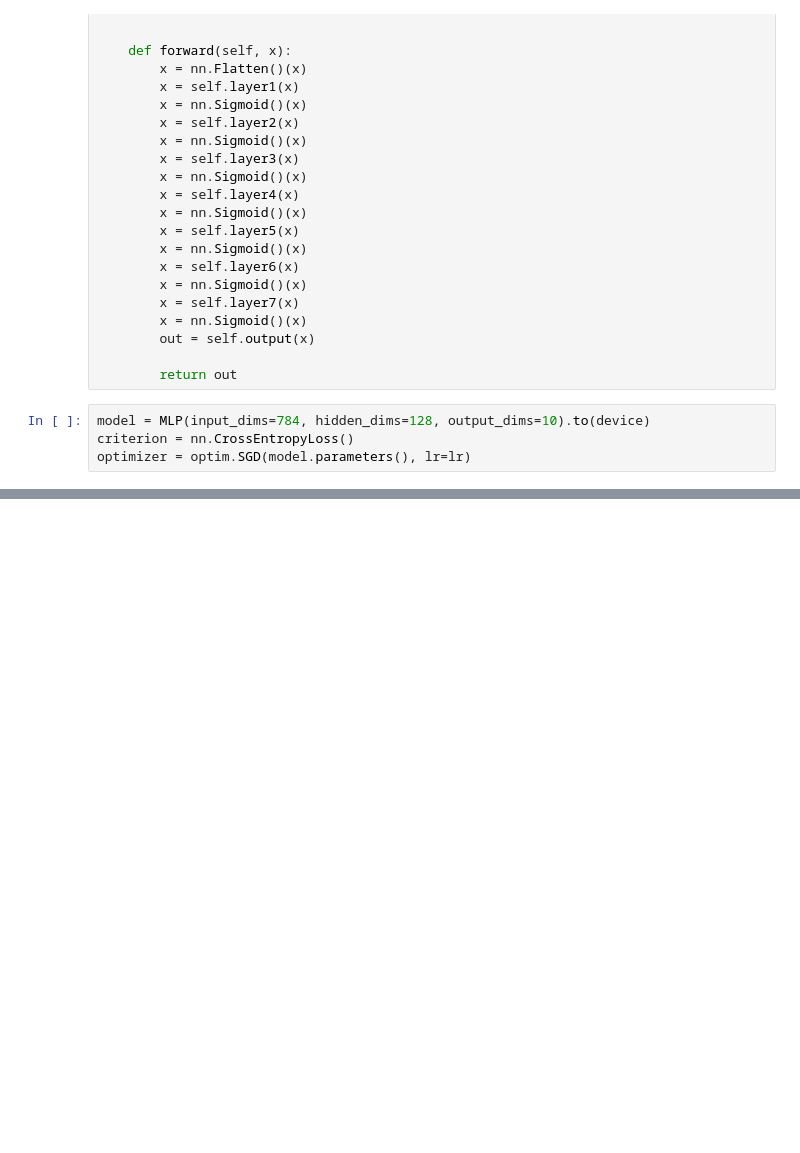
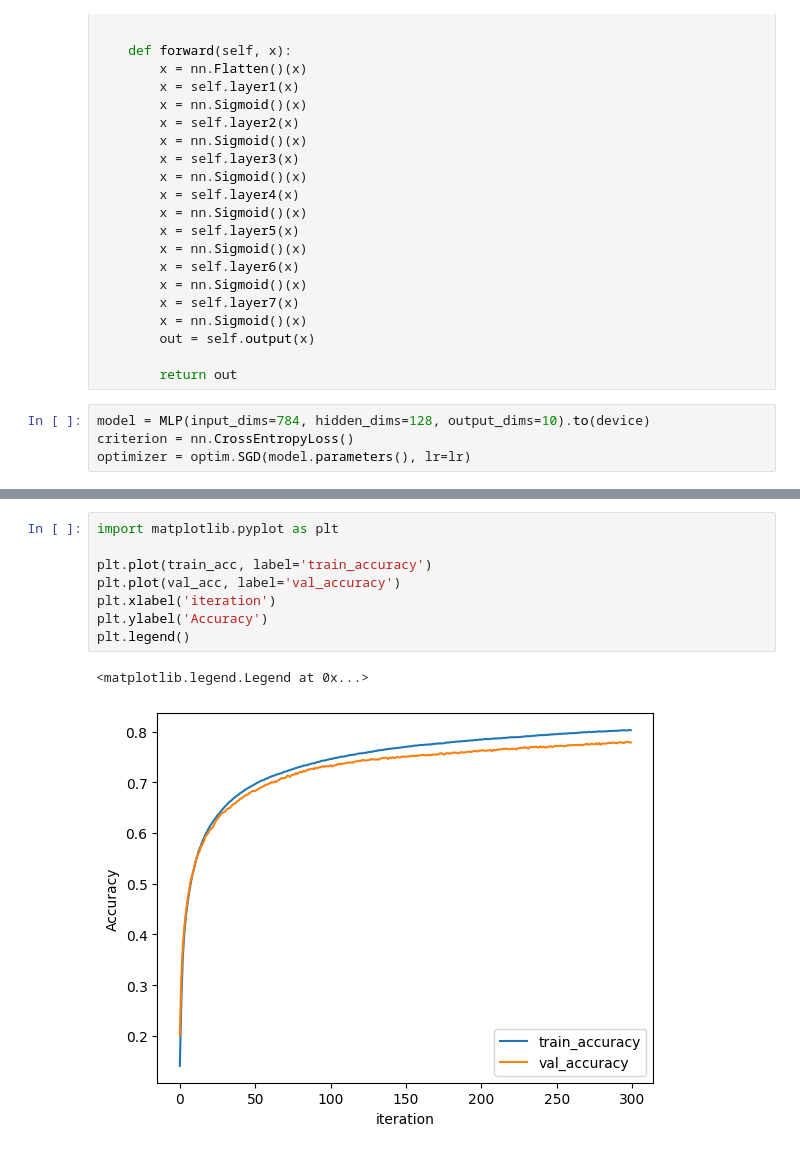
Before and after one commit to UeenHuynh/Vanishing-Gradients-MLP, a Jupyter notebook: main.ipynb, the cells around one changed output, grey strips where cells are left out. Cells and saved outputs as stored; diff of their text form; blank space fills up the shorter version.

```diff
--- a/main.ipynb
+++ b/main.ipynb
@@ -151,0 +183,11 @@ Epoch 300/300, Train_Loss: 0.5413, Train_Acc: 0.8026, Validation Loss: 0.6031, V
+# %%
+import matplotlib.pyplot as plt
+
+plt.plot(train_acc, label='train_accuracy')
+plt.plot(val_acc, label='val_accuracy')
+plt.xlabel('iteration')
+plt.ylabel('Accuracy')
+plt.legend()
+# %% [output]
+<matplotlib.legend.Legend at 0x...>
+[figure, added]
```
Also changed, not shown: parts of 2 cells of this notebook, 1 other file.
